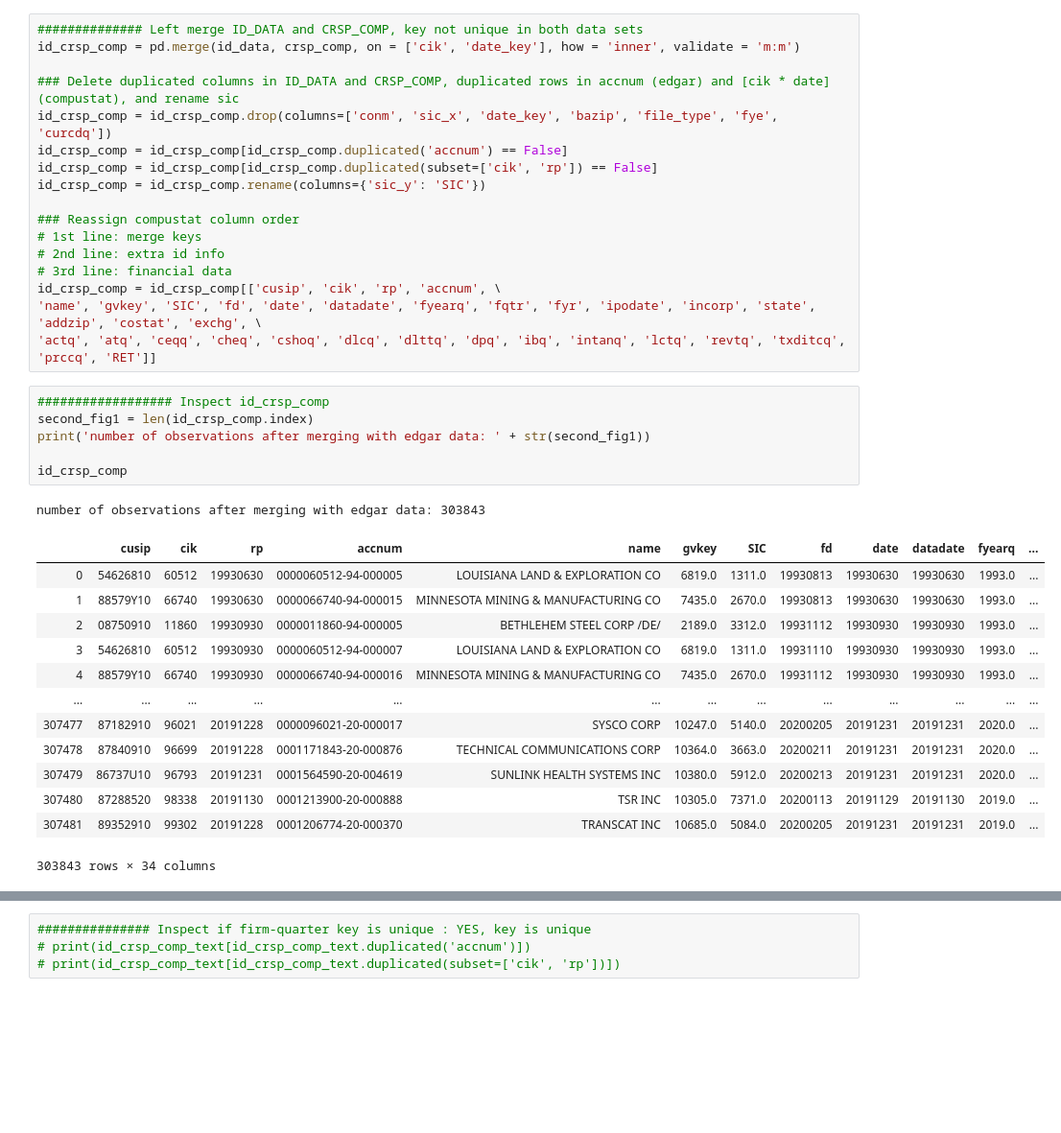
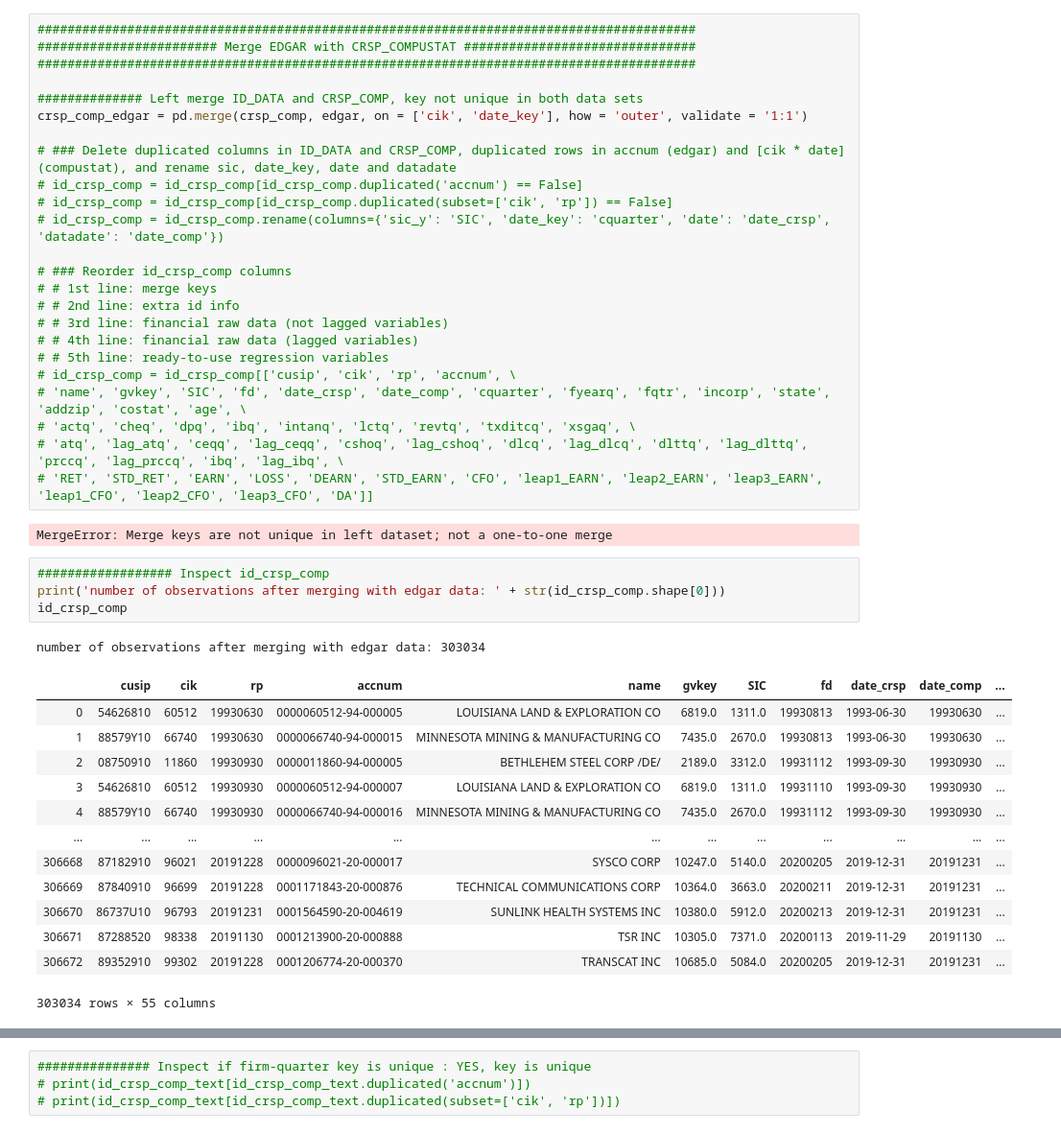
Before and after one commit to fengzhi22/narrative_conservatism, a Jupyter notebook: code/4_statistics_8-K.ipynb, the cells around one changed output, grey strips where cells are left out. Shown at 96% size. Drawn from its saved outputs; the diff is of its cells as text; blank space fills up the shorter version.

Commit message:
update 8-K data processing, ABTONE tables #7 #8

```diff
--- a/code/4_statistics_8-K.ipynb
+++ b/code/4_statistics_8-K.ipynb
@@ -201,41 +452,48 @@ id_data['date_key'] = id_data['rp'].astype(str).str[:-2]
 # %%
+########################################################################################
+######################## Merge EDGAR with CRSP_COMPUSTAT ###############################
+########################################################################################
+
 ############## Left merge ID_DATA and CRSP_COMP, key not unique in both data sets
-id_crsp_comp = pd.merge(id_data, crsp_comp, on = ['cik', 'date_key'], how = 'inner', validate = 'm:m')
+crsp_comp_edgar = pd.merge(crsp_comp, edgar, on = ['cik', 'date_key'], how = 'outer', validate = '1:1')
 
-### Delete duplicated columns in ID_DATA and CRSP_COMP, duplicated rows in accnum (edgar) and [cik * date] (compustat), and rename sic
-id_crsp_comp = id_crsp_comp.drop(columns=['conm', 'sic_x', 'date_key', 'bazip', 'file_type', 'fye', 'curcdq'])
-id_crsp_comp = id_crsp_comp[id_crsp_comp.duplicated('accnum') == False]
-id_crsp_comp = id_crsp_comp[id_crsp_comp.duplicated(subset=['cik', 'rp']) == False]
-id_crsp_comp = id_crsp_comp.rename(columns={'sic_y': 'SIC'})
+# ### Delete duplicated columns in ID_DATA and CRSP_COMP, duplicated rows in accnum (edgar) and [cik * date] (compustat), and rename sic, date_key, date and datadate
+# id_crsp_comp = id_crsp_comp[id_crsp_comp.duplicated('accnum') == False]
+# id_crsp_comp = id_crsp_comp[id_crsp_comp.duplicated(subset=['cik', 'rp']) == False]
+# id_crsp_comp = id_crsp_comp.rename(columns={'sic_y': 'SIC', 'date_key': 'cquarter', 'date': 'date_crsp', 'datadate': 'date_comp'})
 
-### Reassign compustat column order
-# 1st line: merge keys
-# 2nd line: extra id info
-# 3rd line: financial data
-id_crsp_comp = id_crsp_comp[['cusip', 'cik', 'rp', 'accnum', \
-'name', 'gvkey', 'SIC', 'fd', 'date', 'datadate', 'fyearq', 'fqtr', 'fyr', 'ipodate', 'incorp', 'state', 'addzip', 'costat', 'exchg', \
-'actq', 'atq', 'ceqq', 'cheq', 'cshoq', 'dlcq', 'dlttq', 'dpq', 'ibq', 'intanq', 'lctq', 'revtq', 'txditcq', 'prccq', 'RET']]
+# ### Reorder id_crsp_comp columns
+# # 1st line: merge keys
+# # 2nd line: extra id info
+# # 3rd line: financial raw data (not lagged variables)
+# # 4th line: financial raw data (lagged variables)
+# # 5th line: ready-to-use regression variables
+# id_crsp_comp = id_crsp_comp[['cusip', 'cik', 'rp', 'accnum', \
+# 'name', 'gvkey', 'SIC', 'fd', 'date_crsp', 'date_comp', 'cquarter', 'fyearq', 'fqtr', 'incorp', 'state', 'addzip', 'costat', 'age', \
+# 'actq', 'cheq', 'dpq', 'ibq', 'intanq', 'lctq', 'revtq', 'txditcq', 'xsgaq', \
+# 'atq', 'lag_atq', 'ceqq', 'lag_ceqq', 'cshoq', 'lag_cshoq', 'dlcq', 'lag_dlcq', 'dlttq', 'lag_dlttq', 'prccq', 'lag_prccq', 'ibq', 'lag_ibq', \
+# 'RET', 'STD_RET', 'EARN', 'LOSS', 'DEARN', 'STD_EARN', 'CFO', 'leap1_EARN', 'leap2_EARN', 'leap3_EARN', 'leap1_CFO', 'leap2_CFO', 'leap3_CFO', 'DA']]
+# %% [output]
+MergeError: Merge keys are not unique in left dataset; not a one-to-one merge
 # %%
 ################## Inspect id_crsp_comp
-second_fig1 = len(id_crsp_comp.index)
-print('number of observations after merging with edgar data: ' + str(second_fig1))
-
+print('number of observations after merging with edgar data: ' + str(id_crsp_comp.shape[0]))
 id_crsp_comp
 # %% [output]
-number of observations after merging with edgar data: 303843
+number of observations after merging with edgar data: 303034
-|  | cusip | cik | rp | accnum | name | gvkey | SIC | fd | date | datadate | fyearq | ... |
-| 0 | 54626810 | 60512 | 19930630 | 0000060512-94-000005 | LOUISIANA LAND & EXPLORATION CO | 6819.0 | 1311.0 | 19930813 | 19930630 | 19930630 | 1993.0 | ... |
-| 1 | 88579Y10 | 66740 | 19930630 | 0000066740-94-000015 | MINNESOTA MINING & MANUFACTURING CO | 7435.0 | 2670.0 | 19930813 | 19930630 | 19930630 | 1993.0 | ... |
-| 2 | 08750910 | 11860 | 19930930 | 0000011860-94-000005 | BETHLEHEM STEEL CORP /DE/ | 2189.0 | 3312.0 | 19931112 | 19930930 | 19930930 | 1993.0 | ... |
-| 3 | 54626810 | 60512 | 19930930 | 0000060512-94-000007 | LOUISIANA LAND & EXPLORATION CO | 6819.0 | 1311.0 | 19931110 | 19930930 | 19930930 | 1993.0 | ... |
-| 4 | 88579Y10 | 66740 | 19930930 | 0000066740-94-000016 | MINNESOTA MINING & MANUFACTURING CO | 7435.0 | 2670.0 | 19931112 | 19930930 | 19930930 | 1993.0 | ... |
-| ... | ... | ... | ... | ... | ... | ... | ... | ... | ... | ... | ... | ... |
-| 307477 | 87182910 | 96021 | 20191228 | 0000096021-20-000017 | SYSCO CORP | 10247.0 | 5140.0 | 20200205 | 20191231 | 20191231 | 2020.0 | ... |
-| 307478 | 87840910 | 96699 | 20191228 | 0001171843-20-000876 | TECHNICAL COMMUNICATIONS CORP | 10364.0 | 3663.0 | 20200211 | 20191231 | 20191231 | 2020.0 | ... |
-| 307479 | 86737U10 | 96793 | 20191231 | 0001564590-20-004619 | SUNLINK HEALTH SYSTEMS INC | 10380.0 | 5912.0 | 20200213 | 20191231 | 20191231 | 2020.0 | ... |
-| 307480 | 87288520 | 98338 | 20191130 | 0001213900-20-000888 | TSR INC | 10305.0 | 7371.0 | 20200113 | 20191129 | 20191130 | 2019.0 | ... |
-| 307481 | 89352910 | 99302 | 20191228 | 0001206774-20-000370 | TRANSCAT INC | 10685.0 | 5084.0 | 20200205 | 20191231 | 20191231 | 2019.0 | ... |
+|  | cusip | cik | rp | accnum | name | gvkey | SIC | fd | date_crsp | date_comp | ... |
+| 0 | 54626810 | 60512 | 19930630 | 0000060512-94-000005 | LOUISIANA LAND & EXPLORATION CO | 6819.0 | 1311.0 | 19930813 | 1993-06-30 | 19930630 | ... |
+| 1 | 88579Y10 | 66740 | 19930630 | 0000066740-94-000015 | MINNESOTA MINING & MANUFACTURING CO | 7435.0 | 2670.0 | 19930813 | 1993-06-30 | 19930630 | ... |
+| 2 | 08750910 | 11860 | 19930930 | 0000011860-94-000005 | BETHLEHEM STEEL CORP /DE/ | 2189.0 | 3312.0 | 19931112 | 1993-09-30 | 19930930 | ... |
+| 3 | 54626810 | 60512 | 19930930 | 0000060512-94-000007 | LOUISIANA LAND & EXPLORATION CO | 6819.0 | 1311.0 | 19931110 | 1993-09-30 | 19930930 | ... |
+| 4 | 88579Y10 | 66740 | 19930930 | 0000066740-94-000016 | MINNESOTA MINING & MANUFACTURING CO | 7435.0 | 2670.0 | 19931112 | 1993-09-30 | 19930930 | ... |
+| ... | ... | ... | ... | ... | ... | ... | ... | ... | ... | ... | ... |
+| 306668 | 87182910 | 96021 | 20191228 | 0000096021-20-000017 | SYSCO CORP | 10247.0 | 5140.0 | 20200205 | 2019-12-31 | 20191231 | ... |
+| 306669 | 87840910 | 96699 | 20191228 | 0001171843-20-000876 | TECHNICAL COMMUNICATIONS CORP | 10364.0 | 3663.0 | 20200211 | 2019-12-31 | 20191231 | ... |
+| 306670 | 86737U10 | 96793 | 20191231 | 0001564590-20-004619 | SUNLINK HEALTH SYSTEMS INC | 10380.0 | 5912.0 | 20200213 | 2019-12-31 | 20191231 | ... |
+| 306671 | 87288520 | 98338 | 20191130 | 0001213900-20-000888 | TSR INC | 10305.0 | 7371.0 | 20200113 | 2019-11-29 | 20191130 | ... |
+| 306672 | 89352910 | 99302 | 20191228 | 0001206774-20-000370 | TRANSCAT INC | 10685.0 | 5084.0 | 20200205 | 2019-12-31 | 20191231 | ... |
-303843 rows × 34 columns
+303034 rows × 55 columns
 # %%
 ########################################################################################
 ###################### Merge TEXT_DATA with ID_CRSP_COMPUSTAT ##########################
```
Also changed, not shown: parts of 26 cells of this notebook, 16 other files.
